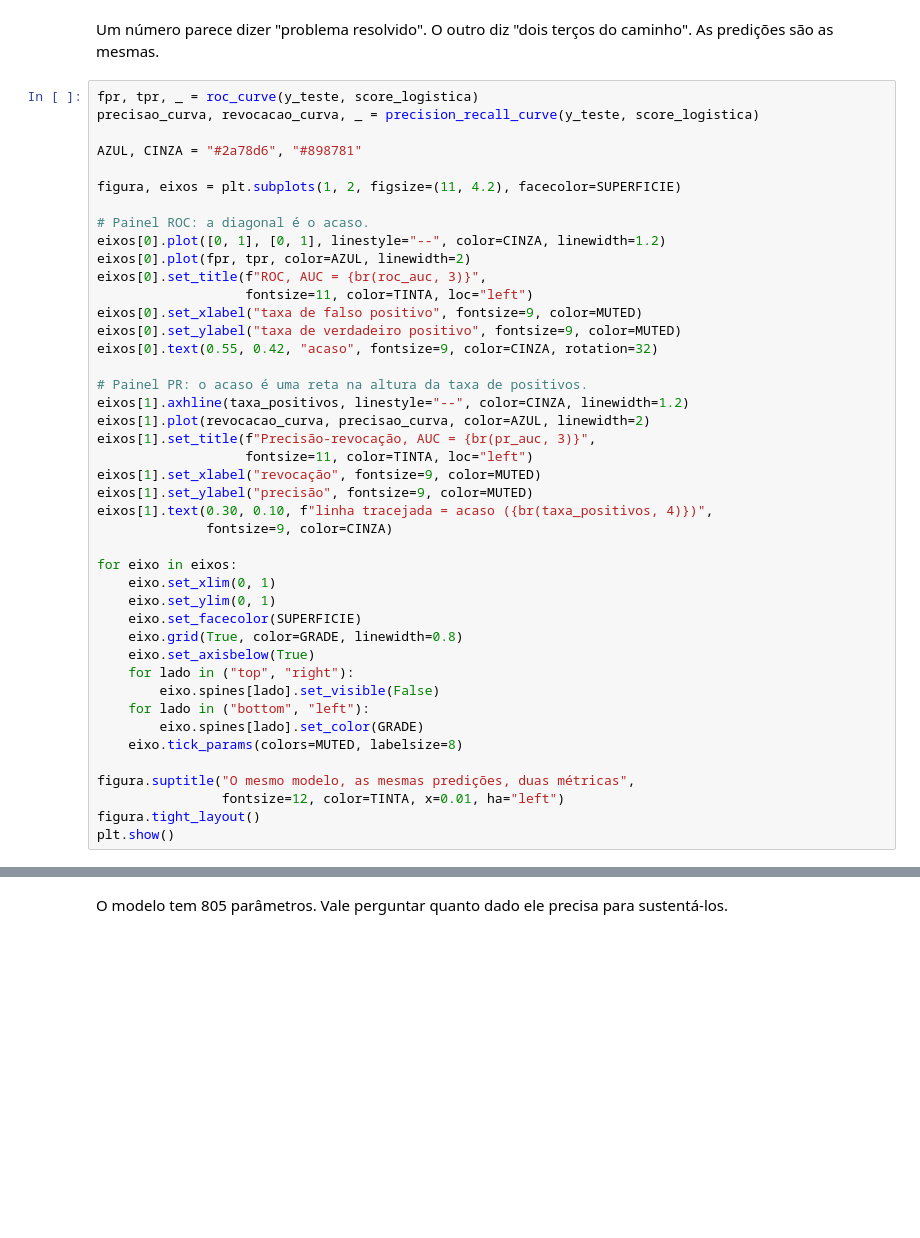
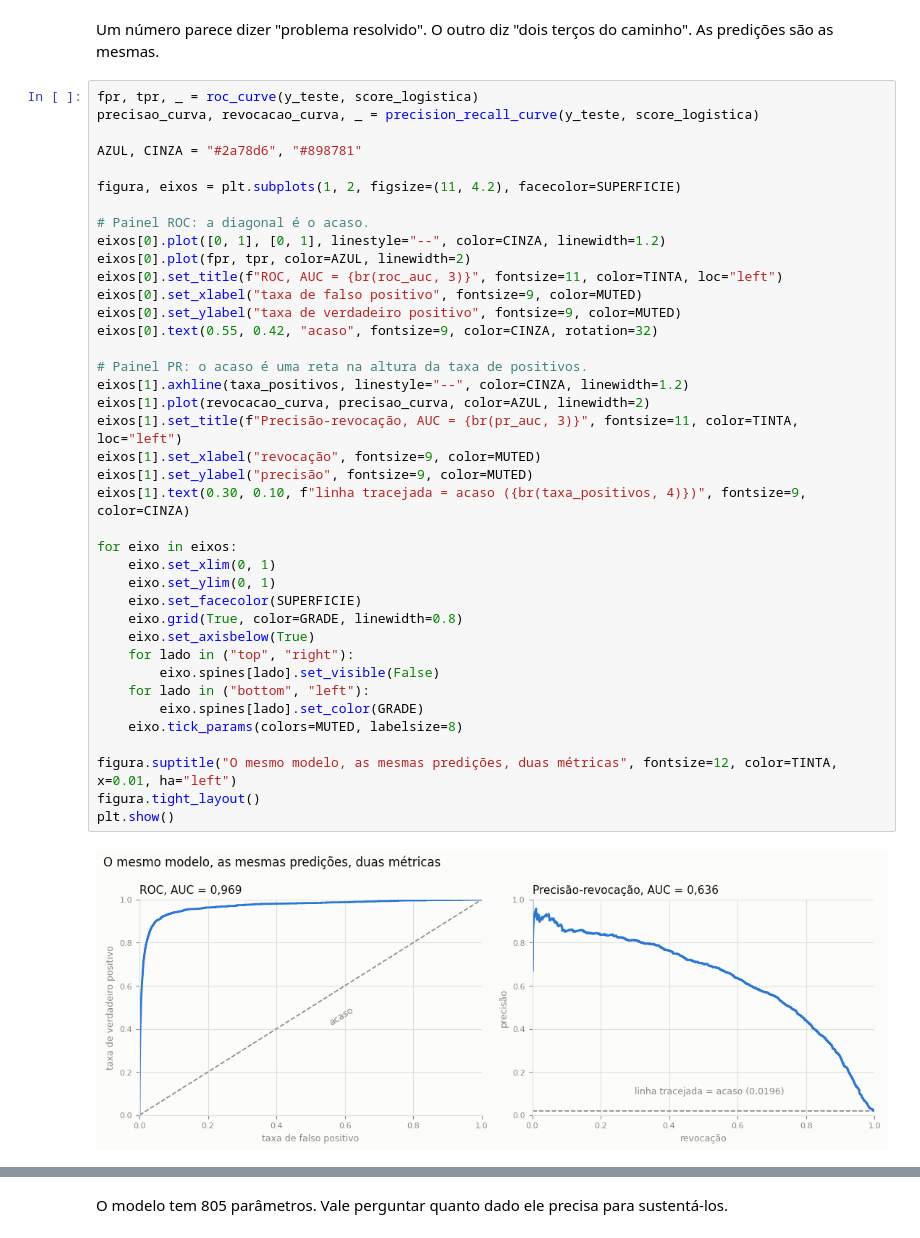
Before and after one commit to hellsdeur/gendl, a Jupyter notebook: gendl.ipynb, the cells around one changed output, grey strips where cells are left out. Saved outputs shown, nothing was run; the diff lists cells and outputs as text; blank space fills up the shorter version.

```diff
--- a/gendl.ipynb
+++ b/gendl.ipynb
@@ -618,39 +808,37 @@ AZUL, CINZA = "#2a78d6", "#898781"
 
 figura, eixos = plt.subplots(1, 2, figsize=(11, 4.2), facecolor=SUPERFICIE)
 
 # Painel ROC: a diagonal é o acaso.
 eixos[0].plot([0, 1], [0, 1], linestyle="--", color=CINZA, linewidth=1.2)
 eixos[0].plot(fpr, tpr, color=AZUL, linewidth=2)
-eixos[0].set_title(f"ROC, AUC = {br(roc_auc, 3)}",
-                   fontsize=11, color=TINTA, loc="left")
+eixos[0].set_title(f"ROC, AUC = {br(roc_auc, 3)}", fontsize=11, color=TINTA, loc="left")
 eixos[0].set_xlabel("taxa de falso positivo", fontsize=9, color=MUTED)
 eixos[0].set_ylabel("taxa de verdadeiro positivo", fontsize=9, color=MUTED)
 eixos[0].text(0.55, 0.42, "acaso", fontsize=9, color=CINZA, rotation=32)
 
 # Painel PR: o acaso é uma reta na altura da taxa de positivos.
 eixos[1].axhline(taxa_positivos, linestyle="--", color=CINZA, linewidth=1.2)
 eixos[1].plot(revocacao_curva, precisao_curva, color=AZUL, linewidth=2)
-eixos[1].set_title(f"Precisão-revocação, AUC = {br(pr_auc, 3)}",
-                   fontsize=11, color=TINTA, loc="left")
+eixos[1].set_title(f"Precisão-revocação, AUC = {br(pr_auc, 3)}", fontsize=11, color=TINTA, loc="left")
 eixos[1].set_xlabel("revocação", fontsize=9, color=MUTED)
 eixos[1].set_ylabel("precisão", fontsize=9, color=MUTED)
-eixos[1].text(0.30, 0.10, f"linha tracejada = acaso ({br(taxa_positivos, 4)})",
-              fontsize=9, color=CINZA)
+eixos[1].text(0.30, 0.10, f"linha tracejada = acaso ({br(taxa_positivos, 4)})", fontsize=9, color=CINZA)
 
 for eixo in eixos:
     eixo.set_xlim(0, 1)
     eixo.set_ylim(0, 1)
     eixo.set_facecolor(SUPERFICIE)
     eixo.grid(True, color=GRADE, linewidth=0.8)
     eixo.set_axisbelow(True)
     for lado in ("top", "right"):
         eixo.spines[lado].set_visible(False)
     for lado in ("bottom", "left"):
         eixo.spines[lado].set_color(GRADE)
     eixo.tick_params(colors=MUTED, labelsize=8)
 
-figura.suptitle("O mesmo modelo, as mesmas predições, duas métricas",
-                fontsize=12, color=TINTA, x=0.01, ha="left")
+figura.suptitle("O mesmo modelo, as mesmas predições, duas métricas", fontsize=12, color=TINTA, x=0.01, ha="left")
 figura.tight_layout()
 plt.show()
+# %% [output]
+[figure, added]
 # %% [markdown]
```
Also changed, not shown: parts of 171 cells of this notebook, 10 other files.
